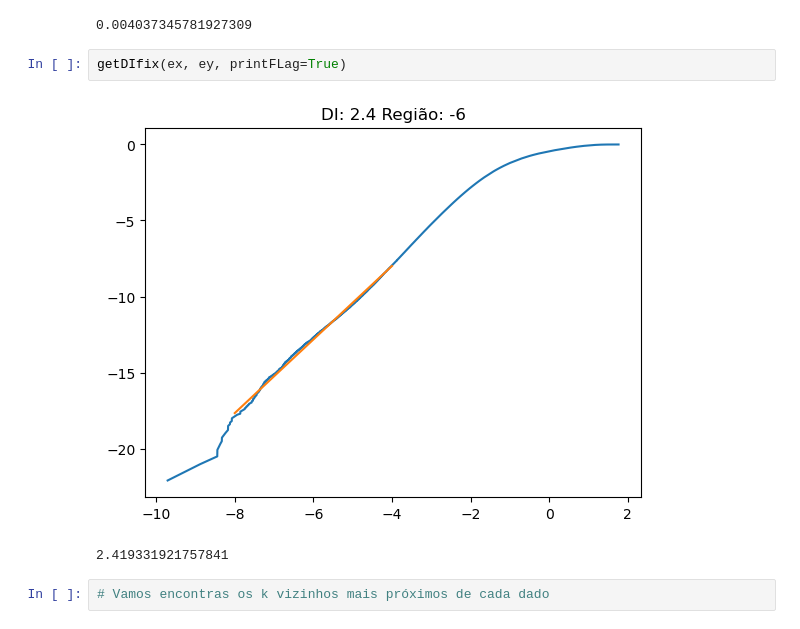
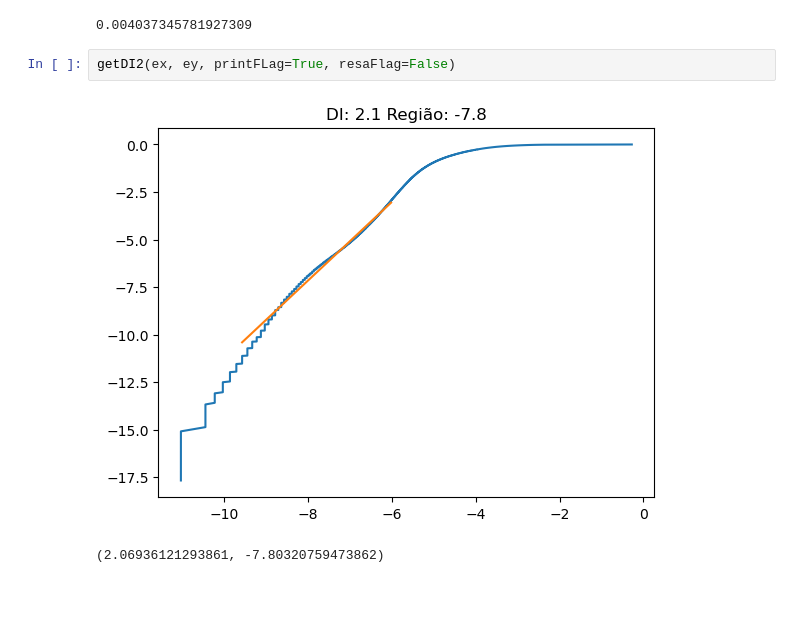
Before and after one commit to damidoriad/preditor-autoencoder, a Jupyter notebook: analise-DI-tempo.ipynb, the cells around one changed output. Cells and saved outputs as stored; diff of their text form; blank space fills up the shorter version.

```diff
--- a/analise-DI-tempo.ipynb
+++ b/analise-DI-tempo.ipynb
@@ -189,9 +217,7 @@ np.sum(ex<-4)/ex.shape[0]
 # %% [output]
 0.004037345781927309
 # %%
-getDIfix(ex, ey, printFLag=True)
+getDI2(ex, ey, printFLag=True, resaFlag=False)
 # %% [output]
-[figure, old version]
+[figure, new version]
-2.419331921757841
+(2.06936121293861, -7.80320759473862)
-# %%
-# Vamos encontras os k vizinhos mais próximos de cada dado
```
Also changed, not shown: parts of 37 cells of this notebook.
